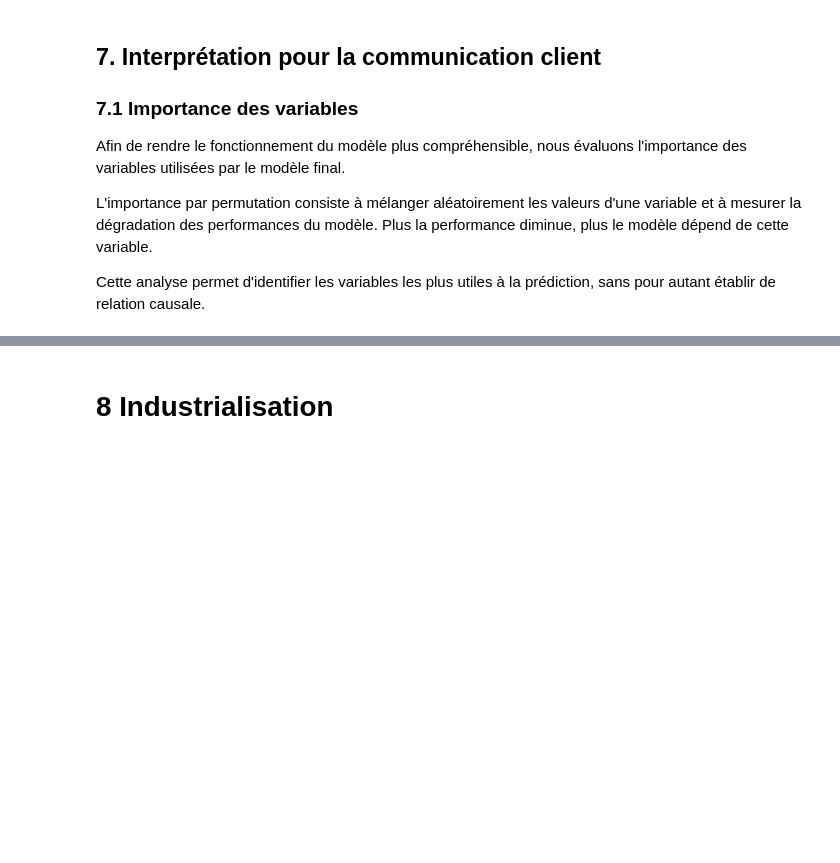
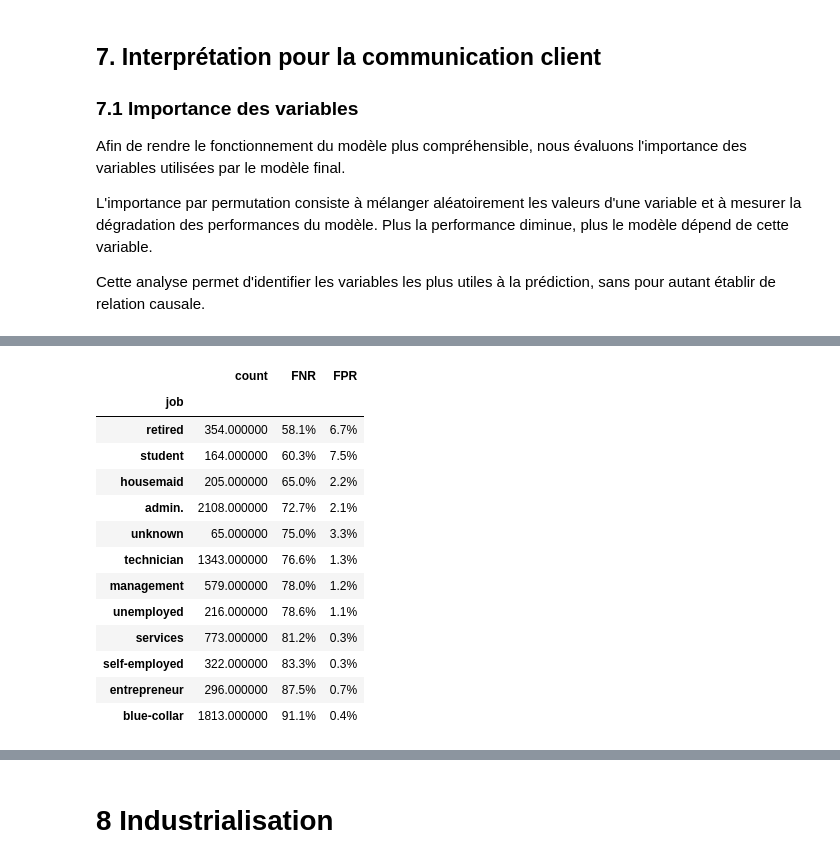
Before and after one commit to anascimento-devid/cas_usage, a Jupyter notebook: notebooks/rendu_certif.ipynb, the cells around one changed output, grey strips where cells are left out. Cells and saved outputs as stored; diff of their text form; code cells hidden in the pictures; blank space fills up the shorter version.

```diff
--- a/notebooks/rendu_certif.ipynb
+++ b/notebooks/rendu_certif.ipynb
@@ -2058,0 +2356,31 @@ car une grande partie des faux négatifs reçoit une probabilité inférieure à
+# %%
+def subgroup_error_metrics(group):
+    y_true_group = group["y_true"]
+    y_pred_group = group["y_pred"]
+
+    positives = (y_true_group == 1).sum()
+    negatives = (y_true_group == 0).sum()
+
+    fn = ((y_true_group == 1) & (y_pred_group == 0)).sum()
+    fp = ((y_true_group == 0) & (y_pred_group == 1)).sum()
+
+    fnr = fn / positives if positives > 0 else np.nan
+    fpr = fp / negatives if negatives > 0 else np.nan
+
+    return pd.Series({
+        "count": len(group),
+        "FNR": fnr,
+        "FPR": fpr
+    })
+
+
+error_by_age = (
+    error_df
+    .groupby("age_group", observed=False)
+    .apply(subgroup_error_metrics, include_groups=False)
+)
+
+error_by_age.style.format({
+    "FNR": "{:.1%}",
+    "FPR": "{:.1%}"
+})
@@ -2058,0 +2395,27 @@ car une grande partie des faux négatifs reçoit une probabilité inférieure à
+# %%
+error_by_job = (
+    error_df
+    .groupby("job")
+    .apply(subgroup_error_metrics, include_groups=False)
+    .sort_values("FNR")
+)
+
+error_by_job.style.format({
+    "FNR": "{:.1%}",
+    "FPR": "{:.1%}"
+})
+# %% [output]
+|  | count | FNR | FPR |
+| job |  |  |  |
+| retired | 354.000000 | 58.1% | 6.7% |
+| student | 164.000000 | 60.3% | 7.5% |
+| housemaid | 205.000000 | 65.0% | 2.2% |
+| admin. | 2108.000000 | 72.7% | 2.1% |
+| unknown | 65.000000 | 75.0% | 3.3% |
+| technician | 1343.000000 | 76.6% | 1.3% |
+| management | 579.000000 | 78.0% | 1.2% |
+| unemployed | 216.000000 | 78.6% | 1.1% |
+| services | 773.000000 | 81.2% | 0.3% |
+| self-employed | 322.000000 | 83.3% | 0.3% |
+| entrepreneur | 296.000000 | 87.5% | 0.7% |
+| blue-collar | 1813.000000 | 91.1% | 0.4% |
```
Also changed, not shown: parts of 83 cells of this notebook, 6 other files.
